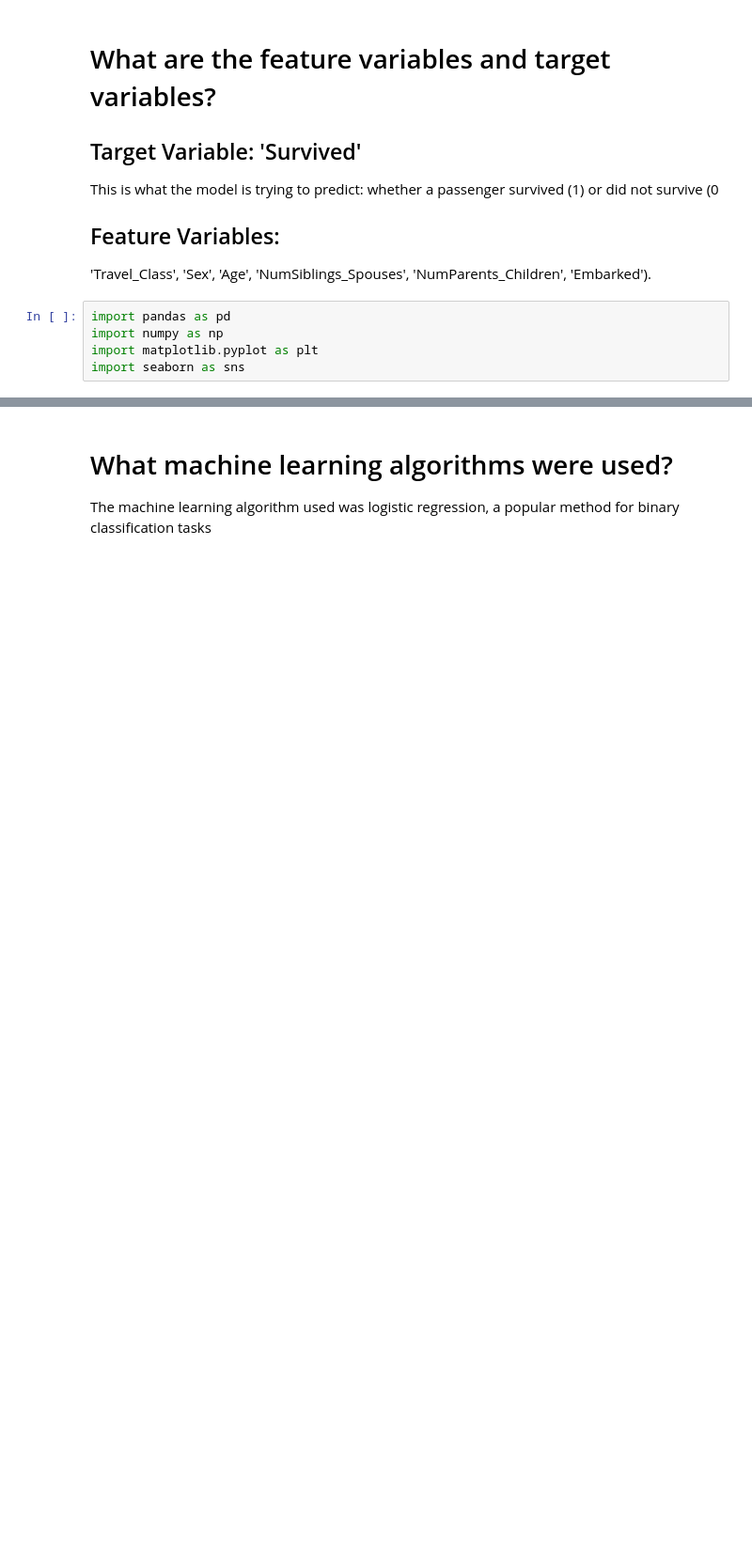
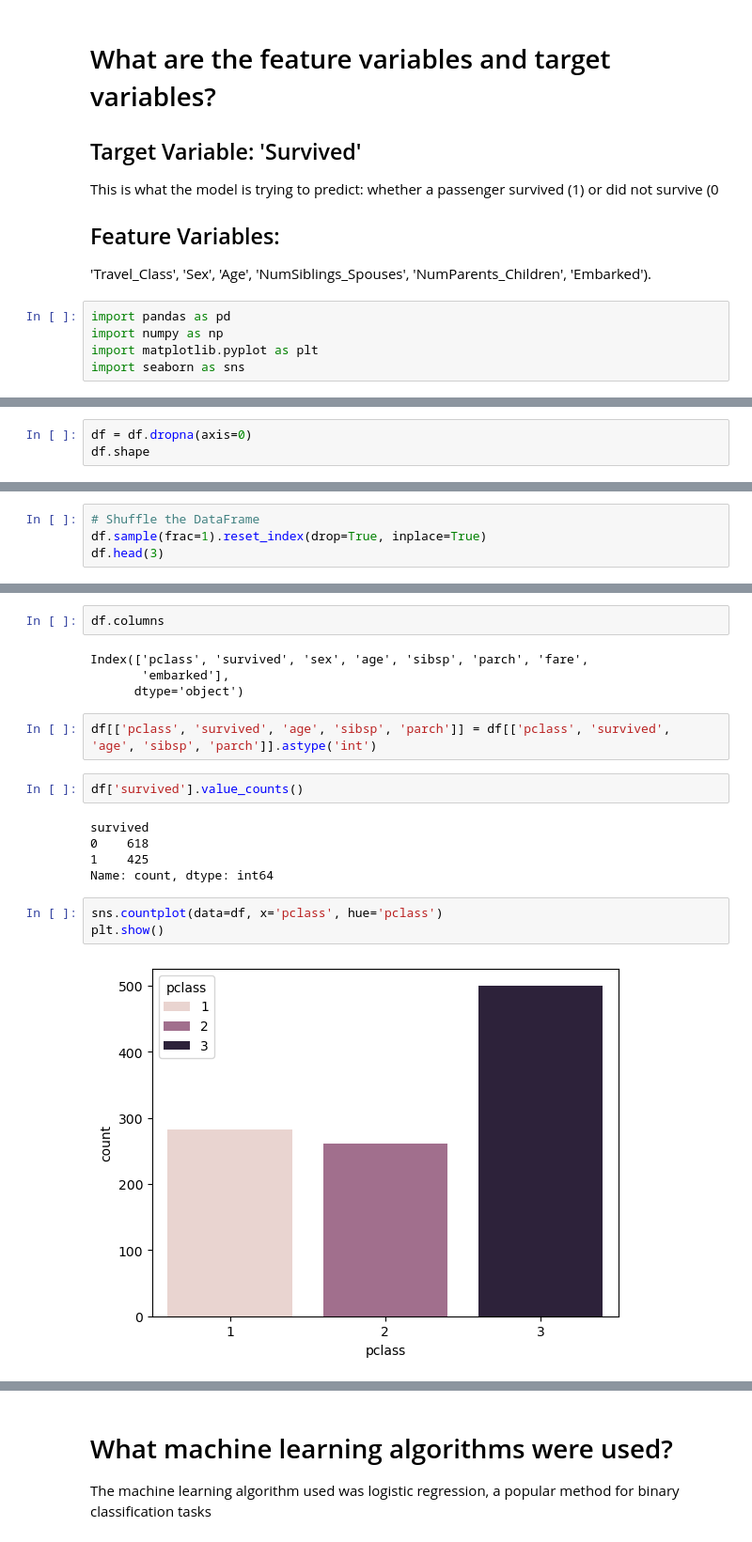
Before and after one commit to koto253/Data_Science_Portfolio, a Jupyter notebook: Titanic_Data_Analysis/titanic_data_analysis.ipynb, the cells around one changed output, grey strips where cells are left out. Shown: that part at 94% size. Cells and saved outputs as stored; diff of their text form; blank space fills up the shorter version.

```diff
--- a/Titanic_Data_Analysis/titanic_data_analysis.ipynb
+++ b/Titanic_Data_Analysis/titanic_data_analysis.ipynb
@@ -331,0 +84,3 @@ X_train, X_test, y_train, y_test = train_test_split(X, y, test_size=0.20, random
+# %%
+df = df.dropna(axis=0)
+df.shape
@@ -331,0 +101,4 @@ X_train, X_test, y_train, y_test = train_test_split(X, y, test_size=0.20, random
+# %%
+# Shuffle the DataFrame
+df.sample(frac=1).reset_index(drop=True, inplace=True)
+df.head(3)
@@ -331,0 +126,20 @@ X_train, X_test, y_train, y_test = train_test_split(X, y, test_size=0.20, random
+# %%
+df.columns
+# %% [output]
+Index(['pclass', 'survived', 'sex', 'age', 'sibsp', 'parch', 'fare',
+       'embarked'],
+      dtype='object')
+# %%
+df[['pclass', 'survived', 'age', 'sibsp', 'parch']] = df[['pclass', 'survived', 'age', 'sibsp', 'parch']].astype('int')
+# %%
+df['survived'].value_counts()
+# %% [output]
+survived
+0    618
+1    425
+Name: count, dtype: int64
+# %%
+sns.countplot(data=df, x='pclass', hue='pclass')
+plt.show()
+# %% [output]
+[figure, added]
```
Also changed, not shown: parts of 60 cells of this notebook, 2 other files.
